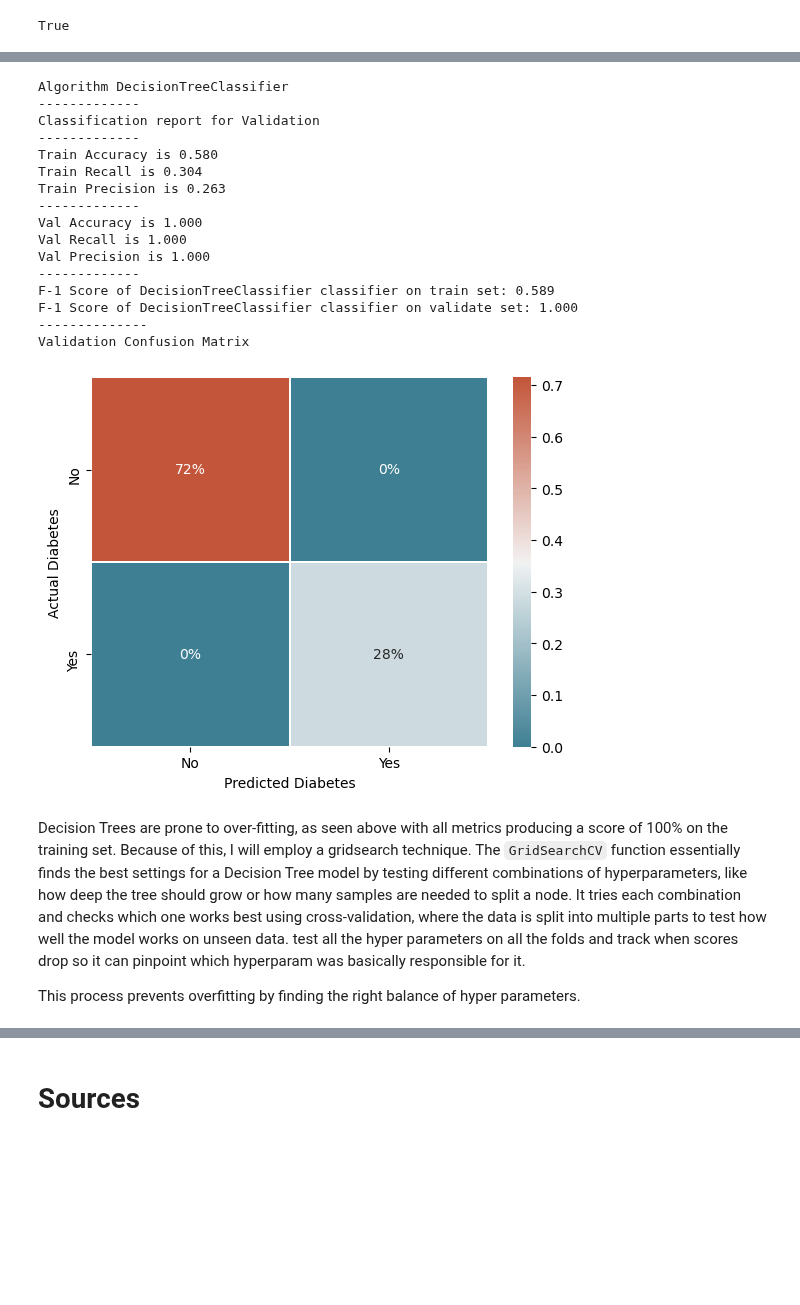
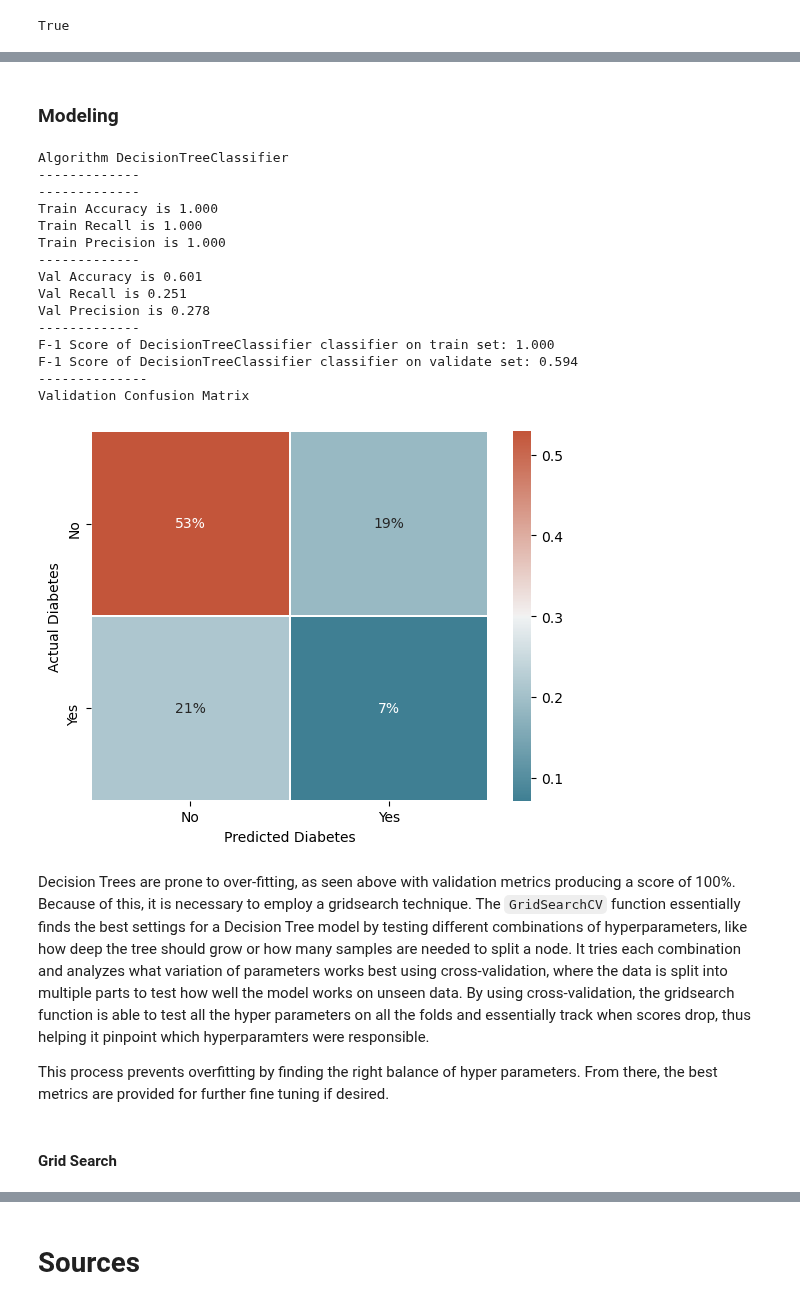
Before and after one commit to DesireeMcElroy/WGU_MSDA, a Jupyter notebook: D209-Data_Mining_I/DecisionTree_Task2.ipynb, the cells around one changed output, grey strips where cells are left out. Drawn from its saved outputs; the diff is of its cells as text; code cells hidden in the pictures; blank space fills up the shorter version.

Commit message:
adding model functions

```diff
--- a/D209-Data_Mining_I/DecisionTree_Task2.ipynb
+++ b/D209-Data_Mining_I/DecisionTree_Task2.ipynb
@@ -371,12 +424,14 @@ When predicting a binary variable like diabetes using a decision tree algorithm,
+# %% [markdown]
+### Modeling
 # %%
 def decisiontree_model_training(dt_algo, trainX, trainY, valX, valY, columns=None):
     '''
-    This function takes in the split data sets and the specific Naive Bayes
+    This function takes in the split data sets and the specific
     algorithm, trains a model, prints out the metrics scores as well
     as the confusion matrix.
 
     Arguments:
-    dt_algo: Method of NB algorithm
+    dt_algo: algorithm
     trainX: Training features
     trainY: Training labels
     valX: Validation features
@@ -390,10 +445,13 @@ def decisiontree_model_training(dt_algo, trainX, trainY, valX, valY, columns=Non
         valX = valX[columns]
         print(f'Using reduced column set: {columns}')
 
+    # make variable obtainable
+    global valY_pred
+
     print(f'Algorithm {dt_algo.__class__.__name__}')
 
     # Train the model
-    dt_algo.fit(valX, valY)
+    dt_algo.fit(trainX, trainY)
 
     # Predictions
     trainY_pred = dt_algo.predict(trainX)
@@ -401,7 +459,7 @@ def decisiontree_model_training(dt_algo, trainX, trainY, valX, valY, columns=Non
 
     # Print classification report for validation set
     print("-------------")
-    print('Classification report for Validation')
+    # print('Classification report for Validation')
     # print(classification_report(valY, valY_pred))
     print("-------------")
 
@@ -444,29 +502,30 @@ def decisiontree_model_training(dt_algo, trainX, trainY, valX, valY, columns=Non
     plt.ylabel('Actual Diabetes')
     plt.show()
 # %%
-dt_algo = DecisionTreeClassifier(random_state=314)
+dt_algo = DecisionTreeClassifier(class_weight='balanced', random_state=314)
 decisiontree_model_training(dt_algo, trainX, trainY, valX, valY)
 # %% [output]
 Algorithm DecisionTreeClassifier
 -------------
-Classification report for Validation
 -------------
-Train Accuracy is 0.580
-Train Recall is 0.304
-Train Precision is 0.263
+Train Accuracy is 1.000
+Train Recall is 1.000
+Train Precision is 1.000
 -------------
-Val Accuracy is 1.000
-Val Recall is 1.000
-Val Precision is 1.000
+Val Accuracy is 0.601
+Val Recall is 0.251
+Val Precision is 0.278
 -------------
-F-1 Score of DecisionTreeClassifier classifier on train set: 0.589
-F-1 Score of DecisionTreeClassifier classifier on validate set: 1.000
+F-1 Score of DecisionTreeClassifier classifier on train set: 1.000
+F-1 Score of DecisionTreeClassifier classifier on validate set: 0.594
 --------------
 Validation Confusion Matrix
-[figure, old version]
+[figure, new version]
 # %% [markdown]
-Decision Trees are prone to over-fitting, as seen above with all metrics producing a score of 100% on the training set. Because of this, I will employ a gridsearch technique.
-The `GridSearchCV` function essentially finds the best settings for a Decision Tree model by testing different combinations of hyperparameters, like how deep the tree should grow or how many samples are needed to split a node. It tries each combination and checks which one works best using cross-validation, where the data is split into multiple parts to test how well the model works on unseen data. test all the hyper parameters on all the folds and track when scores drop so it can pinpoint which hyperparam was basically responsible for it.
+Decision Trees are prone to over-fitting, as seen above with validation metrics producing a score of 100%. Because of this, it is necessary to employ a gridsearch technique.
+The `GridSearchCV` function essentially finds the best settings for a Decision Tree model by testing different combinations of hyperparameters, like how deep the tree should grow or how many samples are needed to split a node. It tries each combination and analyzes what variation of parameters works best using cross-validation, where the data is split into multiple parts to test how well the model works on unseen data. By using cross-validation, the gridsearch function is able to test all the hyper parameters on all the folds and essentially track when scores drop, thus helping it pinpoint which hyperparamters were responsible.
 
-This process prevents overfitting by finding the right balance of hyper parameters.
+This process prevents overfitting by finding the right balance of hyper parameters. From there, the best metrics are provided for further fine tuning if desired.
+# %% [markdown]
+#### Grid Search
 # %%
```
Also changed, not shown: parts of 25 cells of this notebook.
